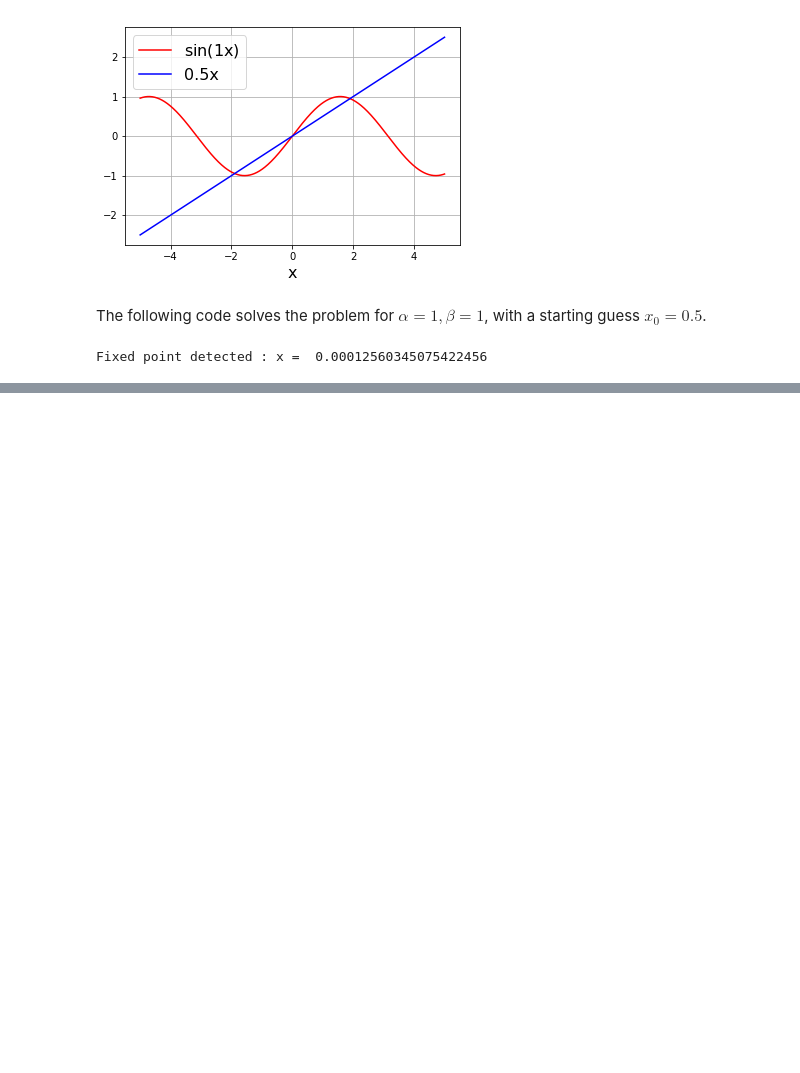
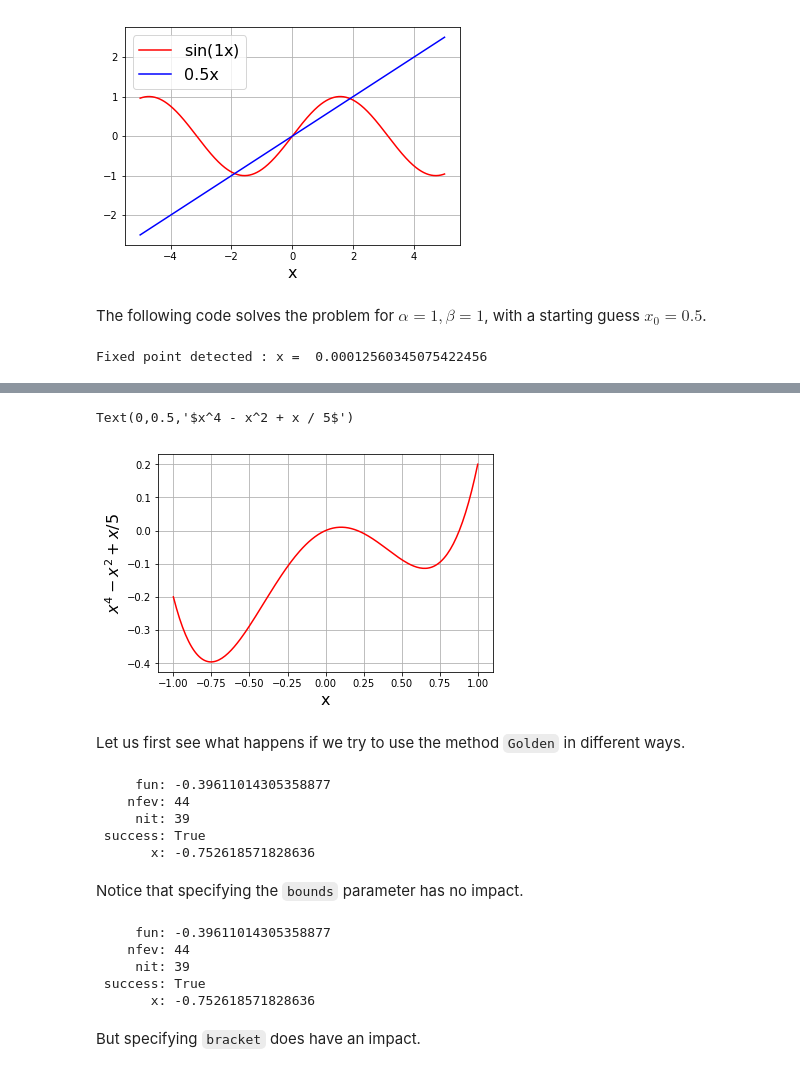
Before and after one commit to icme/cme193, a Jupyter notebook: nb/2018_fall/Lecture4-Optimization-Using-Python-SciPy.ipynb, the cells around one changed output, grey strips where cells are left out. Drawn from its saved outputs; the diff is of its cells as text; code cells hidden in the pictures; blank space fills up the shorter version.

````diff
--- a/nb/2018_fall/Lecture4-Optimization-Using-Python-SciPy.ipynb
+++ b/nb/2018_fall/Lecture4-Optimization-Using-Python-SciPy.ipynb
@@ -971,0 +1080,41 @@ Fixed point detected : x1 =  1.4920333011718168 , x2 =  1.3722813232690143
+# %%
+%matplotlib inline
+
+step = 0.01
+max_x = 1
+x = np.arange(-max_x, max_x + step, step)
+y1 = x ** 4 - x ** 2 + x / 5.0
+
+plt.plot(x, y1, "-r")
+plt.grid()
+plt.xlabel("x", fontsize=16)
+plt.ylabel("$x^4 - x^2 + x / 5$", fontsize=16)
+# %% [output]
+Text(0,0.5,'$x^4 - x^2 + x / 5$')
+[figure, added]
+# %% [markdown]
+Let us first see what happens if we try to use the method ```Golden``` in different ways.
+# %%
+# Default usage with method Golden
+res = sciopt.minimize_scalar(fun=func_local_1d_opt, method="Golden")
+print(res)
+# %% [output]
+     fun: -0.39611014305358877
+    nfev: 44
+     nit: 39
+ success: True
+       x: -0.752618571828636
+# %% [markdown]
+Notice that specifying the ```bounds``` parameter has no impact.
+# %%
+# Usage with method Golden, and bounds
+res = sciopt.minimize_scalar(fun=func_local_1d_opt, method="Golden", bounds=[0, 1])
+print(res)
+# %% [output]
+     fun: -0.39611014305358877
+    nfev: 44
+     nit: 39
+ success: True
+       x: -0.752618571828636
+# %% [markdown]
+But specifying ```bracket``` does have an impact.
````
Also changed, not shown: parts of 47 cells of this notebook.
